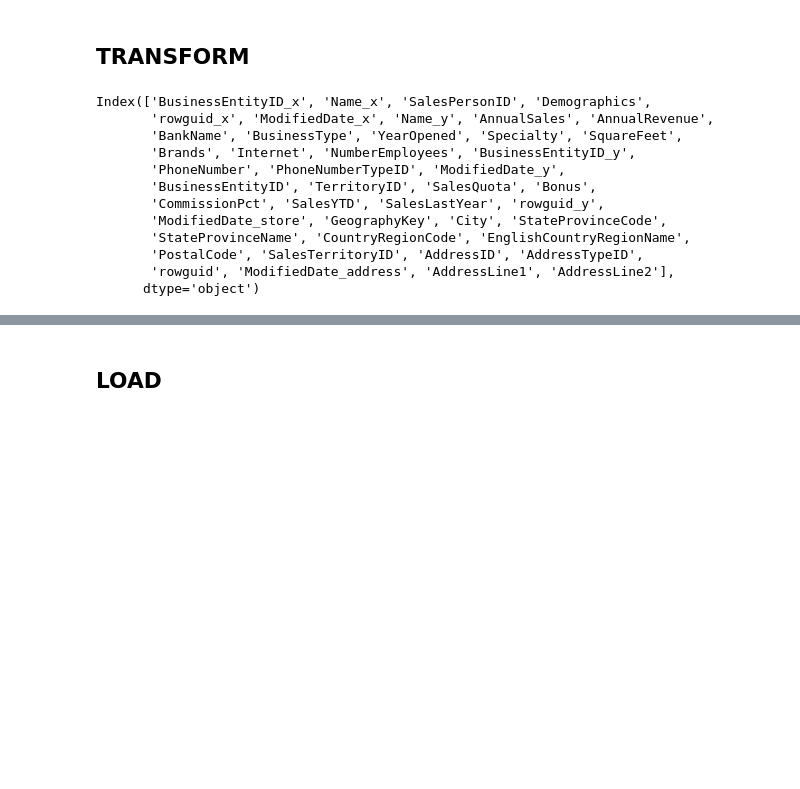
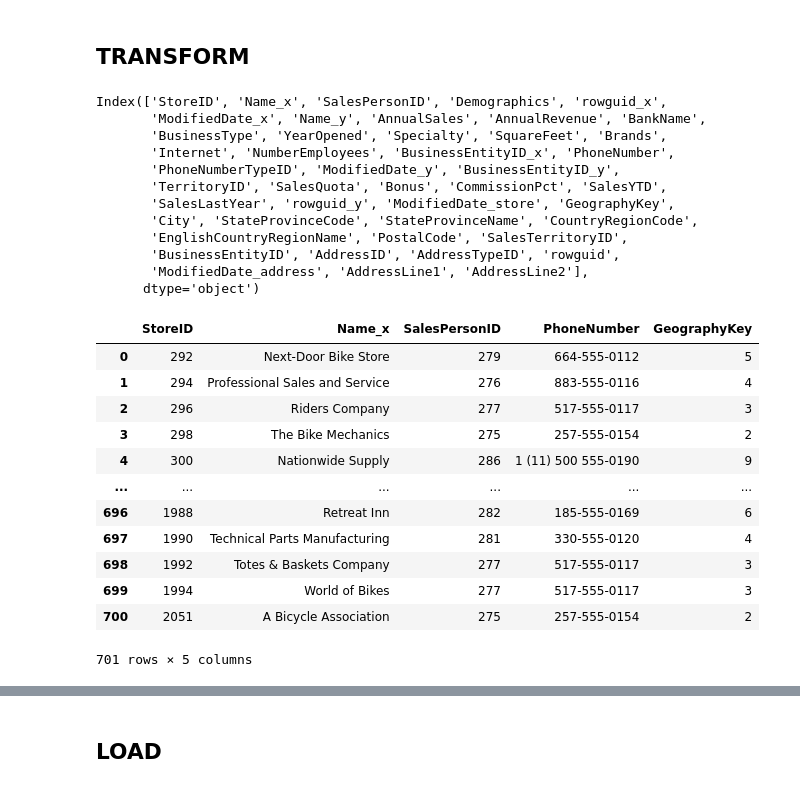
Before and after one commit to paulrojasg/data_science_part_4, a Jupyter notebook: DimReseller.ipynb, the cells around one changed output, grey strips where cells are left out. Cells and saved outputs as stored; diff of their text form; code cells hidden in the pictures; blank space fills up the shorter version.

```diff
--- a/DimReseller.ipynb
+++ b/DimReseller.ipynb
@@ -21,22 +38,41 @@ business_entity_address = pd.read_sql_query('SELECT * FROM [Person].[BusinessEnt
 # %%
 #Merging data frames
 merged_df = store.merge(store_demographics, on='BusinessEntityID', how='inner')
+merged_df = merged_df.rename(columns={'BusinessEntityID': 'StoreID'})
 merged_df = merged_df.merge(person_phone, left_on='SalesPersonID', right_on='BusinessEntityID', how='inner')
 merged_df = merged_df.merge(sales_person, left_on='SalesPersonID', right_on='BusinessEntityID', how='inner')
 merged_df = merged_df.merge(dim_geography, left_on='TerritoryID', right_on='GeographyKey', how='inner')
-merged_df = merged_df.merge(business_entity_address, left_on='BusinessEntityID', right_on='BusinessEntityID', how='inner', suffixes=('_store', '_address'))
+
+#Remove duplicates keeping the latest address before merging
+business_entity_address = business_entity_address.drop_duplicates(subset='BusinessEntityID', keep='last')
+
+merged_df = merged_df.merge(business_entity_address, left_on='StoreID',right_on='BusinessEntityID', how='inner', suffixes=('_store', '_address'))
 merged_df = merged_df.merge(address, left_on='AddressID', right_on='AddressID', how='inner')
-merged_df.columns
+print(merged_df.columns)
+merged_df[['StoreID', 'Name_x', 'SalesPersonID', 'PhoneNumber', 'GeographyKey']]
 # %% [output]
-Index(['BusinessEntityID_x', 'Name_x', 'SalesPersonID', 'Demographics',
-       'rowguid_x', 'ModifiedDate_x', 'Name_y', 'AnnualSales', 'AnnualRevenue',
-       'BankName', 'BusinessType', 'YearOpened', 'Specialty', 'SquareFeet',
-       'Brands', 'Internet', 'NumberEmployees', 'BusinessEntityID_y',
-       'PhoneNumber', 'PhoneNumberTypeID', 'ModifiedDate_y',
-       'BusinessEntityID', 'TerritoryID', 'SalesQuota', 'Bonus',
-       'CommissionPct', 'SalesYTD', 'SalesLastYear', 'rowguid_y',
-       'ModifiedDate_store', 'GeographyKey', 'City', 'StateProvinceCode',
-       'StateProvinceName', 'CountryRegionCode', 'EnglishCountryRegionName',
-       'PostalCode', 'SalesTerritoryID', 'AddressID', 'AddressTypeID',
-       'rowguid', 'ModifiedDate_address', 'AddressLine1', 'AddressLine2'],
+Index(['StoreID', 'Name_x', 'SalesPersonID', 'Demographics', 'rowguid_x',
+       'ModifiedDate_x', 'Name_y', 'AnnualSales', 'AnnualRevenue', 'BankName',
+       'BusinessType', 'YearOpened', 'Specialty', 'SquareFeet', 'Brands',
+       'Internet', 'NumberEmployees', 'BusinessEntityID_x', 'PhoneNumber',
+       'PhoneNumberTypeID', 'ModifiedDate_y', 'BusinessEntityID_y',
+       'TerritoryID', 'SalesQuota', 'Bonus', 'CommissionPct', 'SalesYTD',
+       'SalesLastYear', 'rowguid_y', 'ModifiedDate_store', 'GeographyKey',
+       'City', 'StateProvinceCode', 'StateProvinceName', 'CountryRegionCode',
+       'EnglishCountryRegionName', 'PostalCode', 'SalesTerritoryID',
+       'BusinessEntityID', 'AddressID', 'AddressTypeID', 'rowguid',
+       'ModifiedDate_address', 'AddressLine1', 'AddressLine2'],
       dtype='object')
+|  | StoreID | Name_x | SalesPersonID | PhoneNumber | GeographyKey |
+| 0 | 292 | Next-Door Bike Store | 279 | 664-555-0112 | 5 |
+| 1 | 294 | Professional Sales and Service | 276 | 883-555-0116 | 4 |
+| 2 | 296 | Riders Company | 277 | 517-555-0117 | 3 |
+| 3 | 298 | The Bike Mechanics | 275 | 257-555-0154 | 2 |
+| 4 | 300 | Nationwide Supply | 286 | 1 (11) 500 555-0190 | 9 |
+| ... | ... | ... | ... | ... | ... |
+| 696 | 1988 | Retreat Inn | 282 | 185-555-0169 | 6 |
+| 697 | 1990 | Technical Parts Manufacturing | 281 | 330-555-0120 | 4 |
+| 698 | 1992 | Totes & Baskets Company | 277 | 517-555-0117 | 3 |
+| 699 | 1994 | World of Bikes | 277 | 517-555-0117 | 3 |
+| 700 | 2051 | A Bicycle Association | 275 | 257-555-0154 | 2 |
+701 rows × 5 columns
```
Also changed, not shown: parts of 7 cells of this notebook, 1 other file.
